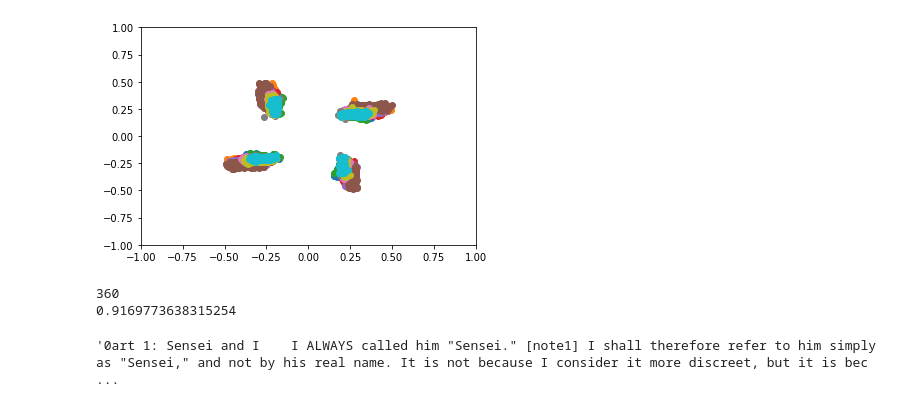
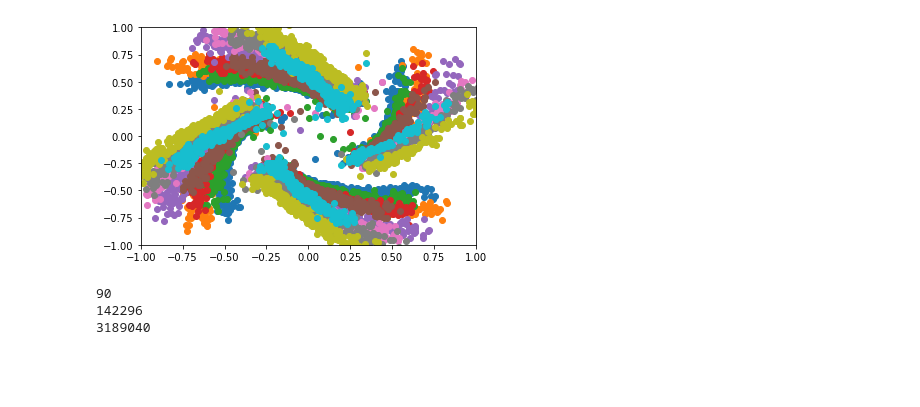
Before and after one commit to kaijunge/CleanNoise_GF3, a Jupyter notebook: Audio Modem 2.ipynb, the cells around one changed output. Saved outputs shown, nothing was run; the diff lists cells and outputs as text; code cells hidden in the pictures; blank space fills up the shorter version.

Commit message:
Working modem. some changes to libaries. issue with frame 1

```diff
--- a/Audio Modem 2.ipynb
+++ b/Audio Modem 2.ipynb
@@ -95,7 +106,4 @@ known_freq = CE_Freq[0]
 
 # Payload mixed with CE symbols distributed between them
 Payload = prepare_payload_std(Payload_Time, CE_transmit, chirp_signal, num_of_frames, frame_data_length)
-
-num_of_frames = 2
-Payload = Payload[:num_of_frames]
 # %%
@@ -106,5 +117,5 @@ Transmit signal is  46.0  seconds
 # %%
-y = audioDataFromFile('Wav_Files/long_recording.wav')
+y = audioDataFromFile('Wav_Files/recording.wav')
 
 
 data_index_length = frame_data_length * (N+CP)
@@ -132,39 +143,32 @@ for i in range(num_of_frames):
     TF_front_relevant =TF_front[start_index:end_index]
     TF_end_relevant = TF_end[start_index:end_index]
 
-    '''
-    for i in range(len(TF_end_roll)):
-        TF_end_roll[i] = TF_end_roll[i]#* cmath.rect(1, (2*math.pi/4096)* (i*3.33 + 8.61))
 
-    '''
     angle_front = np.unwrap(np.angle(TF_front_relevant))
     angle_end = np.unwrap(np.angle(TF_end_relevant))
 
     difference = []
     for p, val in enumerate(angle_end):
         difference.append(round(val - angle_front[p], 3))
-    '''
+
+
     print(difference[:15])
     print(difference[-15:])
 
 
-    diff = np.transpose(np.stack((difference, np.ones(np.array(difference).shape))))
-    x = np.linspace(start_index, end_index, end_index- start_index)
-    param = scipy.linalg.lstsq(diff, x)
+    plot_y(difference[:1024], f = i+100, title = i)
+    plot_y(angle_front, f = i+80, title = i)
+    plot_y(angle_end, f= i+80)
 
-    plot_y(difference[:1024], f = i+100, title = i)
-    plot_y(angle_front, f = i, title = i)
-    plot_y(angle_end, f= i)
-
-    plt.figure(1000)
+    plt.figure(1000+i)
     plt.yscale("log")
     plt.plot(abs(np.array(TF_front))[:2048])
     plt.plot(abs(np.array(TF_end))[:2048])
-    plot_y(abs(np.array(TF_front))[:2048], f=2)
+    plot_y(abs(np.array(TF_front))[:2048], f=i+2)
 
-    '''
-    stable_phase_start = 200
-    stable_phase_length = 200
+
+    stable_phase_start = 400
+    stable_phase_length = 400
     p = np.linspace(stable_phase_start,   stable_phase_start + stable_phase_length,   stable_phase_length)
     q = difference[stable_phase_start:   stable_phase_start + stable_phase_length  ]
 
@@ -188,0 +194,6 @@ print(freq_data.shape)
+# %%
+plot_res = np.array(freq_data[40])[100:1500]
+plt.scatter(plot_res.real, plot_res.imag)
+window = 1
+plt.xlim(-1*window,window)
+plt.ylim(-1*window, window)
@@ -189,9 +203,11 @@ print(freq_data.shape)
 # %%
-for i in range(10):
-    plot_res = np.array(freq_data[i+150])[200:1500]
+start = 70
+duration = 10
+for i in range(duration):
+    plot_res = np.array(freq_data[start+i])[100:1500]
     plt.scatter(plot_res.real, plot_res.imag)
     window = 1
     plt.xlim(-1*window,window)
     plt.ylim(-1*window, window)
 # %% [output]
-[figure, old version]
+[figure, new version]
@@ -198,22 +243,12 @@ for i in range(10):
 # %%
 print(len(freq_data))
-data1 = np.concatenate(tuple(freq_data))#[4*20:4*40]
-predict = iHamming74(iqpsk(data1))
-predict2 = iHamming74(iqpsk(data1))
+data1 = np.concatenate(tuple(freq_data[:89]))#[4*20:4*40]
+predict = iHamming74(demodVaryingModulation_std(data1, instruction, N))
+#predict = iHamming74(iqpsk(data1))
 
-#actual = iqpsk()
-correct = 0
-for i, val in enumerate(predict):
-    if val == binary[i]:
-        correct += 1
-
-print(correct/len(predict))
+print(len(predict))
+print(len(binary))
 # %% [output]
-360
-0.9169773638315254
+90
+142296
+3189040
-# %%
-data1 = np.concatenate(tuple(freq_data[:100]))#[4*20:4*40]
-predict = iHamming74(iqpsk(data1))
-str_to_bytearray(predict).decode('utf-8', 'replace')
-# %% [output]
-'0art 1: Sensei and I    I ALWAYS called him "Sensei." [note1] I shall therefore refer to him simply as "Sensei," and not by his real name. It is not because I consider it more discreet, but it is bec ...
```
Also changed, not shown: parts of 15 cells of this notebook, 3 other files.
